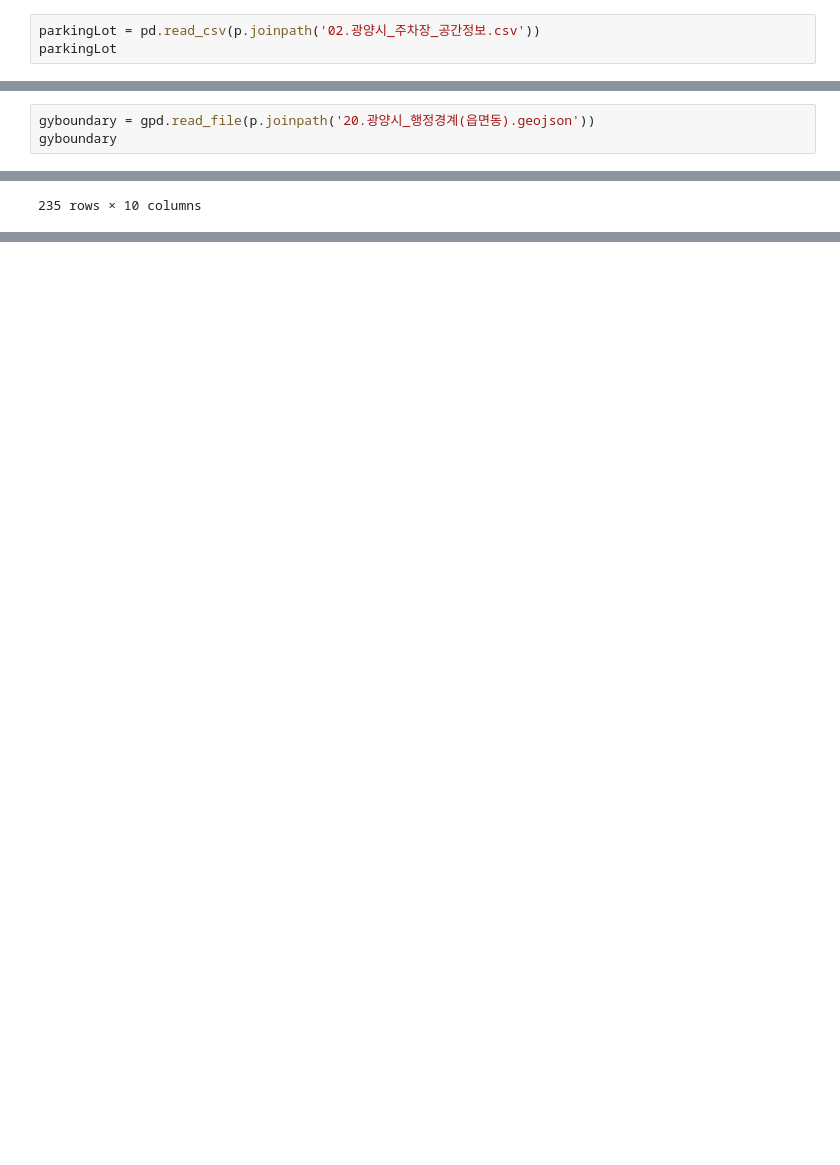
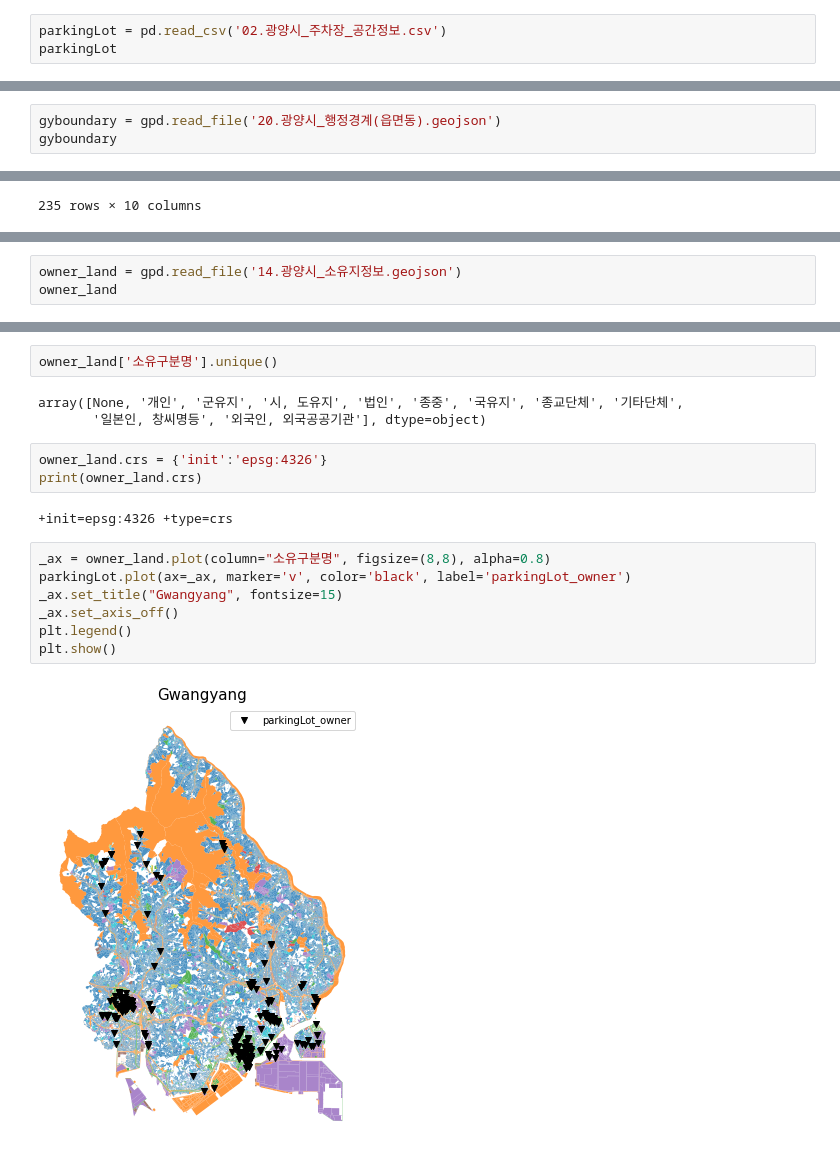
Before and after one commit to jaejae-yoo/COMPAS, a Jupyter notebook: polygon.ipynb, the cells around one changed output, grey strips where cells are left out. Saved outputs shown, nothing was run; the diff lists cells and outputs as text; blank space fills up the shorter version.

Commit message:
land owner updated

```diff
--- a/polygon.ipynb
+++ b/polygon.ipynb
@@ -56,7 +62,7 @@ chargingStation
 | 42 | 남해오네뜨 아파트 | 전남 광양시 광양읍 와룡길 43 실내지하 109동 지하주차장... | 한국전력 | 완속 | 7kw/h | 3 | AC완속 | 191.73 | 127.610457 | 34.968399 | ... |
 | 43 | 광양읍 목성 주공아파트 | 전남 광양시 신재로 82 실외노출 관리사무소 뒷편 주차장 | 한국전력 | 완속 | 7kw/h | 2 | AC완속 | 191.73 | 127.591137 | 34.978306 | ... |
 # %%
-parkingLot = pd.read_csv(p.joinpath('02.광양시_주차장_공간정보.csv'))
+parkingLot = pd.read_csv('02.광양시_주차장_공간정보.csv')
 parkingLot
 # %% [output]
 |  | 주차장명칭 | 구분 | 면적 | 주차면수 | 유료/무료 | 주소 | lon | lat |
@@ -119,7 +125,7 @@ campsite
 | 4 | 백운산자연휴양림 | 광양시 옥룡면 백계로 337 | 공공 | 127.591184 | 35.054216 | POINT (127.59118 35.05422) |
 | 5 | 백운제오토캠핑장 | 광양시 봉강면 봉당리 178 | 공공 | 127.581644 | 35.005226 | POINT (127.58164 35.00523) |
 # %%
-gyboundary = gpd.read_file(p.joinpath('20.광양시_행정경계(읍면동).geojson'))
+gyboundary = gpd.read_file('20.광양시_행정경계(읍면동).geojson')
 gyboundary
 # %% [output]
 |  | ADM_DR_CD | ADM_DR_NM | geometry |
@@ -260,0 +273,3 @@ campsite
+# %%
+owner_land = gpd.read_file('14.광양시_소유지정보.geojson')
+owner_land
@@ -260,0 +290,19 @@ campsite
+# %%
+owner_land['소유구분명'].unique()
+# %% [output]
+array([None, '개인', '군유지', '시, 도유지', '법인', '종중', '국유지', '종교단체', '기타단체',
+       '일본인, 창씨명등', '외국인, 외국공공기관'], dtype=object)
+# %%
+owner_land.crs = {'init':'epsg:4326'}
+print(owner_land.crs)
+# %% [output]
++init=epsg:4326 +type=crs
+# %%
+_ax = owner_land.plot(column="소유구분명", figsize=(8,8), alpha=0.8)
+parkingLot.plot(ax=_ax, marker='v', color='black', label='parkingLot_owner')
+_ax.set_title("Gwangyang", fontsize=15)
+_ax.set_axis_off()
+plt.legend()
+plt.show()
+# %% [output]
+[figure, added]
```
Also changed, not shown: parts of 30 cells of this notebook, 3 other files.
